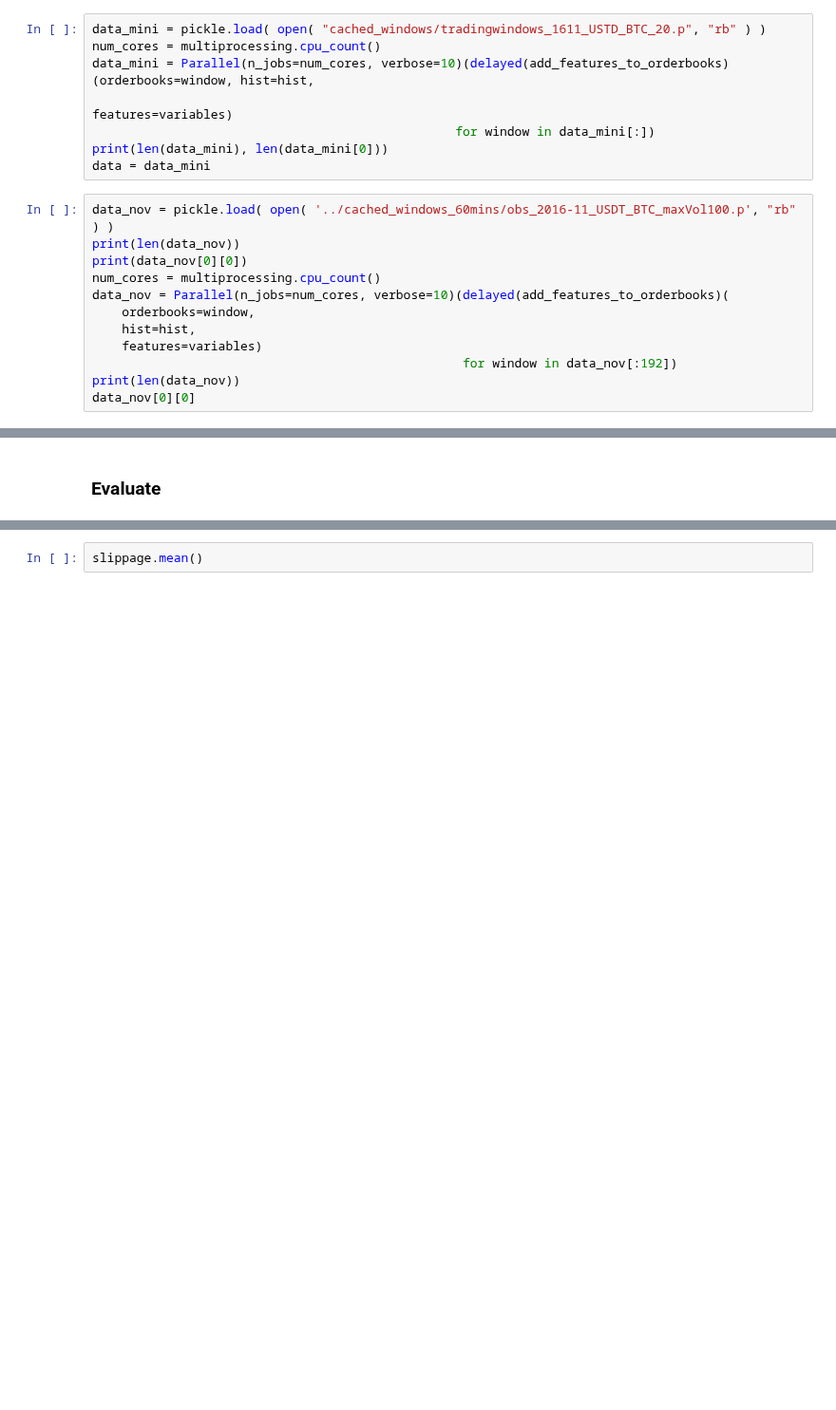
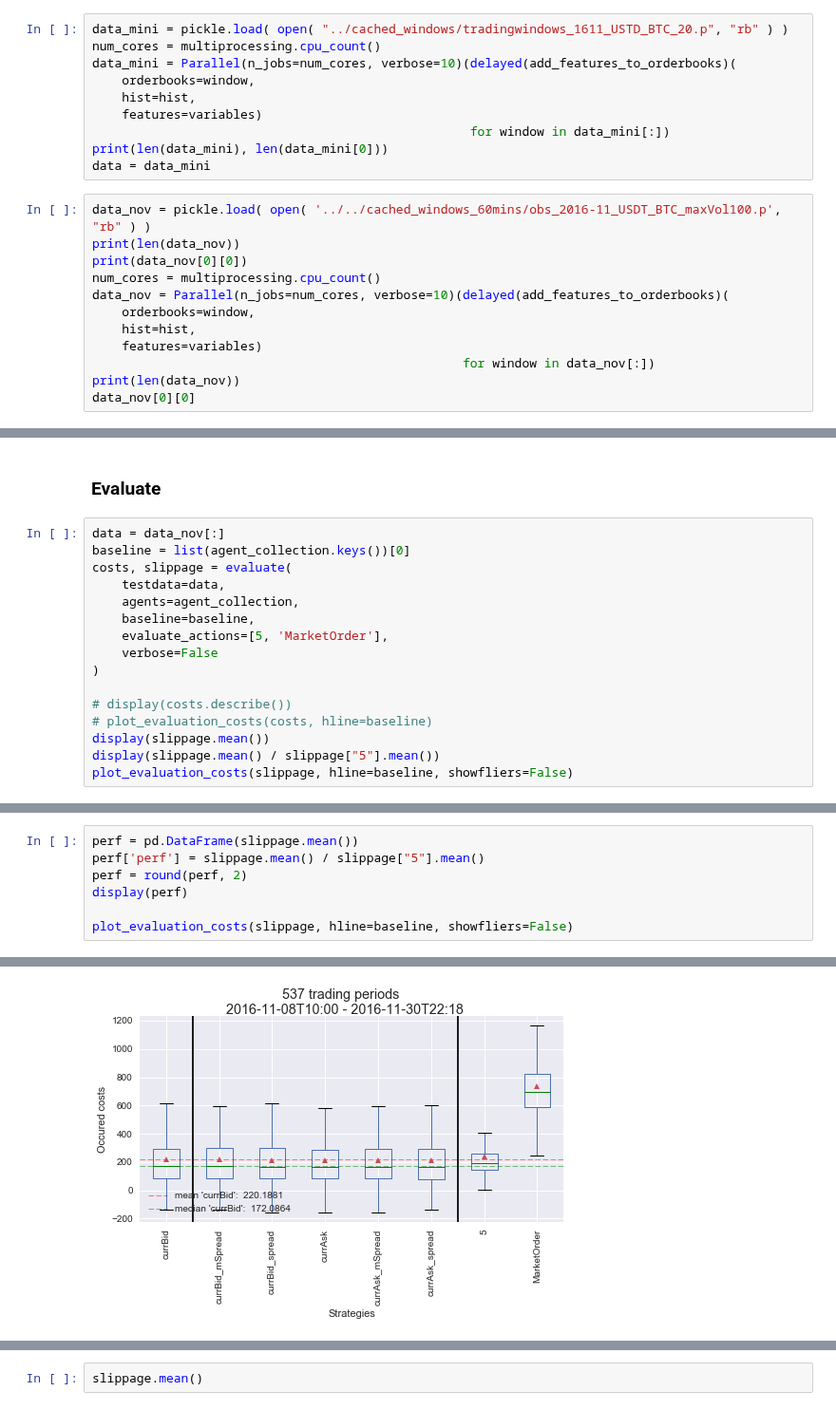
Before and after one commit to axelperschmann/orderbook_agent, a Jupyter notebook: orderbook_agent/notebooks/Thesis_Experiments/1_eval_actionBase_BidAsk.ipynb, the cells around one changed output, grey strips where cells are left out. Shown at 95% size. Saved outputs shown, nothing was run; the diff lists cells and outputs as text; blank space fills up the shorter version.

Commit message:
eval best actions

```diff
--- a/orderbook_agent/notebooks/Thesis_Experiments/1_eval_actionBase_BidAsk.ipynb
+++ b/orderbook_agent/notebooks/Thesis_Experiments/1_eval_actionBase_BidAsk.ipynb
@@ -163,13 +132,15 @@ display(hist.head(3))
 # %%
-data_mini = pickle.load( open( "cached_windows/tradingwindows_1611_USTD_BTC_20.p", "rb" ) )
+data_mini = pickle.load( open( "../cached_windows/tradingwindows_1611_USTD_BTC_20.p", "rb" ) )
 num_cores = multiprocessing.cpu_count()
-data_mini = Parallel(n_jobs=num_cores, verbose=10)(delayed(add_features_to_orderbooks)(orderbooks=window, hist=hist,
-                                                                                      features=variables)
-                                                 for window in data_mini[:])
+data_mini = Parallel(n_jobs=num_cores, verbose=10)(delayed(add_features_to_orderbooks)(
+    orderbooks=window,
+    hist=hist,
+    features=variables)
+                                                   for window in data_mini[:])
 print(len(data_mini), len(data_mini[0]))
 data = data_mini
 # %%
-data_nov = pickle.load( open( '../cached_windows_60mins/obs_2016-11_USDT_BTC_maxVol100.p', "rb" ) )
+data_nov = pickle.load( open( '../../cached_windows_60mins/obs_2016-11_USDT_BTC_maxVol100.p', "rb" ) )
 print(len(data_nov))
 print(data_nov[0][0])
 num_cores = multiprocessing.cpu_count()
@@ -177,6 +148,6 @@ data_nov = Parallel(n_jobs=num_cores, verbose=10)(delayed(add_features_to_orderb
     orderbooks=window,
     hist=hist,
     features=variables)
-                                                  for window in data_nov[:192])
+                                                  for window in data_nov[:])
 print(len(data_nov))
 data_nov[0][0]
@@ -208,2 +250,18 @@ print(data_mar[0][0])
 # %% [markdown]
 ### Evaluate
+# %%
+data = data_nov[:]
+baseline = list(agent_collection.keys())[0]
+costs, slippage = evaluate(
+    testdata=data,
+    agents=agent_collection,
+    baseline=baseline,
+    evaluate_actions=[5, 'MarketOrder'],
+    verbose=False
+)
+
+# display(costs.describe())
+# plot_evaluation_costs(costs, hline=baseline)
+display(slippage.mean())
+display(slippage.mean() / slippage["5"].mean())
+plot_evaluation_costs(slippage, hline=baseline, showfliers=False)
@@ -209,0 +285,8 @@ print(data_mar[0][0])
+# %%
+perf = pd.DataFrame(slippage.mean())
+perf['perf'] = slippage.mean() / slippage["5"].mean()
+perf = round(perf, 2)
+display(perf)
+
+plot_evaluation_costs(slippage, hline=baseline, showfliers=False)
+# %% [output]
@@ -209,0 +302 @@ print(data_mar[0][0])
+[figure, added]
```
Also changed, not shown: parts of 31 cells of this notebook, 12 other files.
